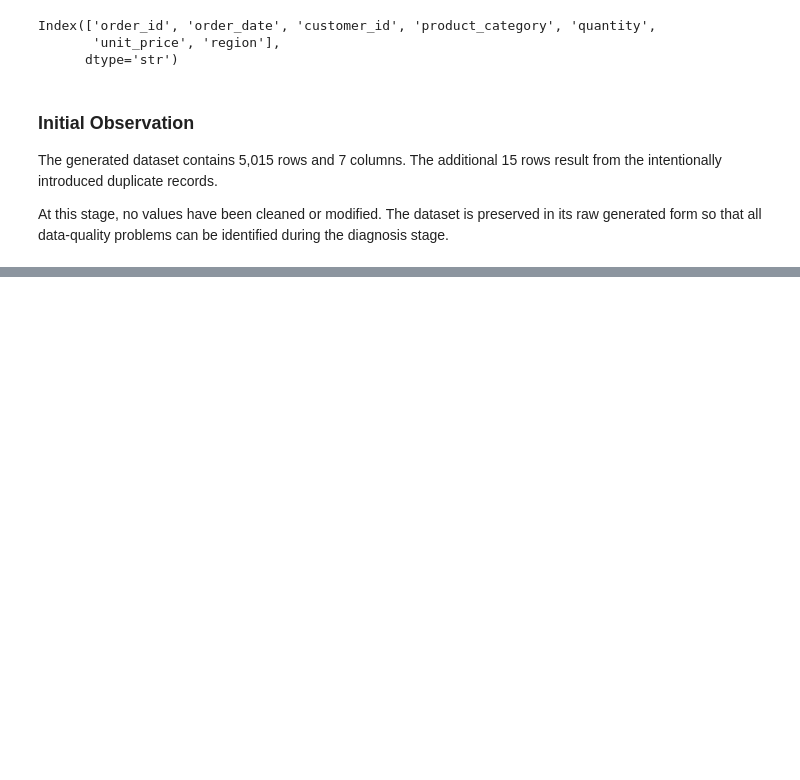
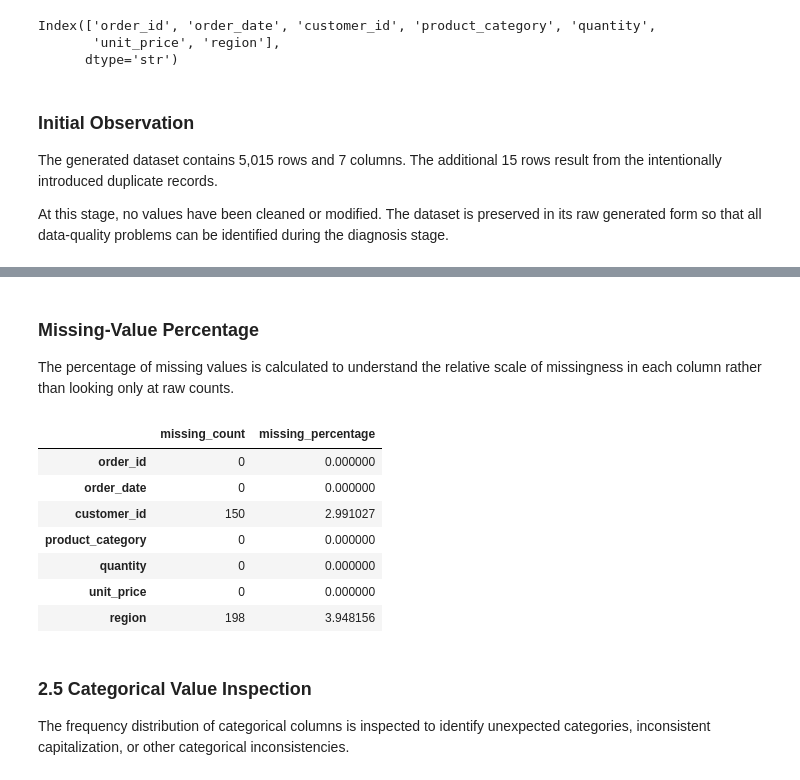
Before and after one commit to Muhammad-Subhan456/ArhamSoft_Internee_Updates, a Jupyter notebook: week5_20th_august_2026_Thursday/week5_thursday_eda.ipynb, the cells around one changed output, grey strips where cells are left out. Cells and saved outputs as stored; diff of their text form; code cells hidden in the pictures; blank space fills up the shorter version.

```diff
--- a/week5_20th_august_2026_Thursday/week5_thursday_eda.ipynb
+++ b/week5_20th_august_2026_Thursday/week5_thursday_eda.ipynb
@@ -90,0 +164,24 @@ assert orders.shape == (5015, 7)
+# %% [markdown]
+### Missing-Value Percentage
+
+The percentage of missing values is calculated to understand the relative scale of missingness in each column rather than looking only at raw counts.
+# %%
+missing_summary = pd.DataFrame({
+    "missing_count": orders.isna().sum(),
+    "missing_percentage": orders.isna().mean() * 100
+})
+
+missing_summary
+# %% [output]
+|  | missing_count | missing_percentage |
+| order_id | 0 | 0.000000 |
+| order_date | 0 | 0.000000 |
+| customer_id | 150 | 2.991027 |
+| product_category | 0 | 0.000000 |
+| quantity | 0 | 0.000000 |
+| unit_price | 0 | 0.000000 |
+| region | 198 | 3.948156 |
+# %% [markdown]
+### 2.5 Categorical Value Inspection
+
+The frequency distribution of categorical columns is inspected to identify unexpected categories, inconsistent capitalization, or other categorical inconsistencies.
```
Also changed, not shown: parts of 27 cells of this notebook.
